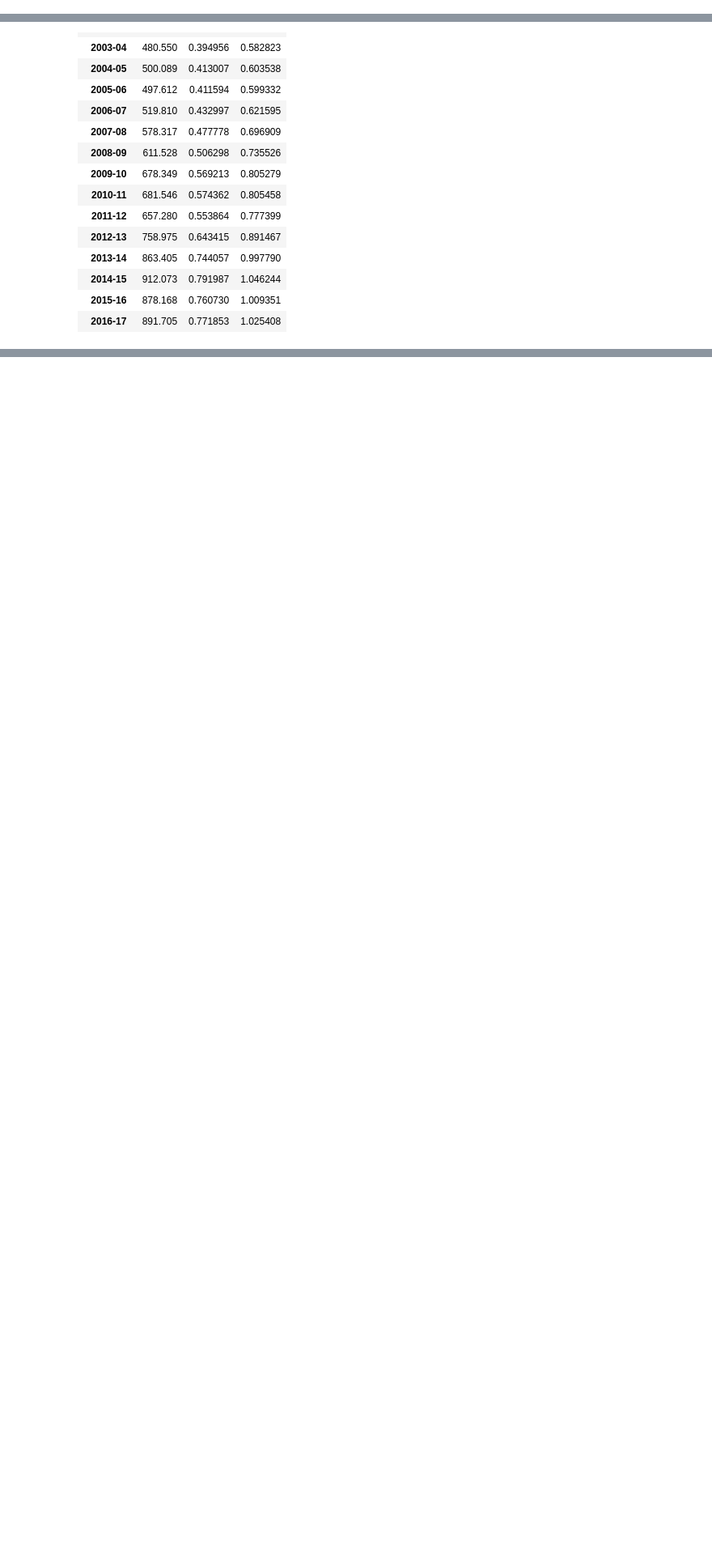
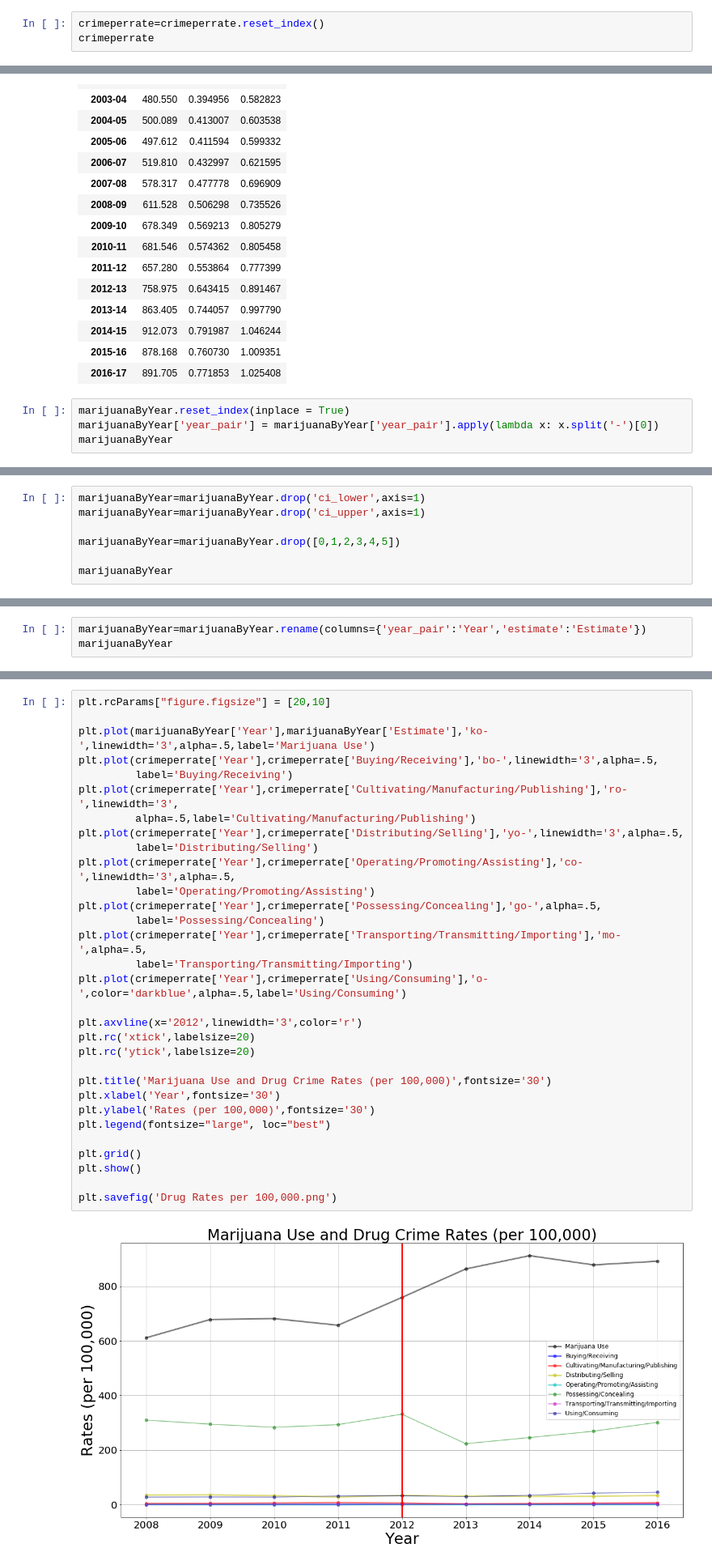
Before and after one commit to zdsteele/Project_1, a Jupyter notebook: Firestone/Drug Crimes.ipynb, the cells around one changed output, grey strips where cells are left out. Shown: that part at 81% size. Drawn from its saved outputs; the diff is of its cells as text; blank space fills up the shorter version.

```diff
--- a/Firestone/Drug Crimes.ipynb
+++ b/Firestone/Drug Crimes.ipynb
@@ -154,0 +179,3 @@ See the caveats in the documentation: http://pandas.pydata.org/pandas-docs/stabl
+# %%
+crimeperrate=crimeperrate.reset_index()
+crimeperrate
@@ -206,3 +264,7 @@ marijuanaByYear
 | 2014-15 | 912.073 | 0.791987 | 1.046244 |
 | 2015-16 | 878.168 | 0.760730 | 1.009351 |
 | 2016-17 | 891.705 | 0.771853 | 1.025408 |
+# %%
+marijuanaByYear.reset_index(inplace = True)
+marijuanaByYear['year_pair'] = marijuanaByYear['year_pair'].apply(lambda x: x.split('-')[0])
+marijuanaByYear
@@ -208,0 +288,7 @@ marijuanaByYear
+# %%
+marijuanaByYear=marijuanaByYear.drop('ci_lower',axis=1)
+marijuanaByYear=marijuanaByYear.drop('ci_upper',axis=1)
+
+marijuanaByYear=marijuanaByYear.drop([0,1,2,3,4,5])
+
+marijuanaByYear
@@ -208,0 +306,3 @@ marijuanaByYear
+# %%
+marijuanaByYear=marijuanaByYear.rename(columns={'year_pair':'Year','estimate':'Estimate'})
+marijuanaByYear
@@ -208,0 +333,33 @@ marijuanaByYear
+# %%
+plt.rcParams["figure.figsize"] = [20,10]
+
+plt.plot(marijuanaByYear['Year'],marijuanaByYear['Estimate'],'ko-',linewidth='3',alpha=.5,label='Marijuana Use')
+plt.plot(crimeperrate['Year'],crimeperrate['Buying/Receiving'],'bo-',linewidth='3',alpha=.5,
+         label='Buying/Receiving')
+plt.plot(crimeperrate['Year'],crimeperrate['Cultivating/Manufacturing/Publishing'],'ro-',linewidth='3',
+         alpha=.5,label='Cultivating/Manufacturing/Publishing')
+plt.plot(crimeperrate['Year'],crimeperrate['Distributing/Selling'],'yo-',linewidth='3',alpha=.5,
+         label='Distributing/Selling')
+plt.plot(crimeperrate['Year'],crimeperrate['Operating/Promoting/Assisting'],'co-',linewidth='3',alpha=.5,
+         label='Operating/Promoting/Assisting')
+plt.plot(crimeperrate['Year'],crimeperrate['Possessing/Concealing'],'go-',alpha=.5,
+         label='Possessing/Concealing')
+plt.plot(crimeperrate['Year'],crimeperrate['Transporting/Transmitting/Importing'],'mo-',alpha=.5,
+         label='Transporting/Transmitting/Importing')
+plt.plot(crimeperrate['Year'],crimeperrate['Using/Consuming'],'o-',color='darkblue',alpha=.5,label='Using/Consuming')
+
+plt.axvline(x='2012',linewidth='3',color='r')
+plt.rc('xtick',labelsize=20)
+plt.rc('ytick',labelsize=20)
+
+plt.title('Marijuana Use and Drug Crime Rates (per 100,000)',fontsize='30')
+plt.xlabel('Year',fontsize='30')
+plt.ylabel('Rates (per 100,000)',fontsize='30')
+plt.legend(fontsize="large", loc="best")
+
+plt.grid()
+plt.show()
+
+plt.savefig('Drug Rates per 100,000.png')
+# %% [output]
+[figure, added]
```
Also changed, not shown: parts of 21 cells of this notebook, 2 other files.
